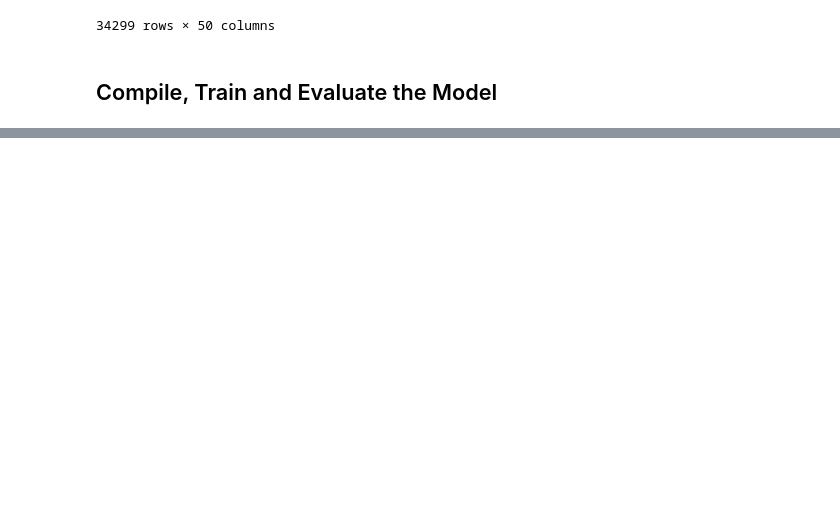
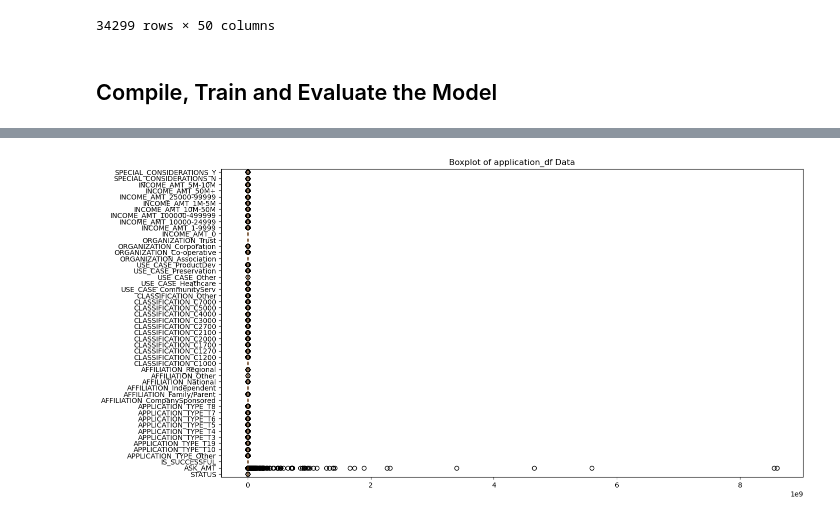
Before and after one commit to mhosseinf/Challenge21-deep-learning, a Jupyter notebook: Deep learning/Starter_Code.ipynb, the cells around one changed output, grey strips where cells are left out. Drawn from its saved outputs; the diff is of its cells as text; code cells hidden in the pictures; blank space fills up the shorter version.

Commit message:
3 attempts at optimising model refined

```diff
--- a/Deep learning/Starter_Code.ipynb
+++ b/Deep learning/Starter_Code.ipynb
@@ -459,0 +450,14 @@ nn.save("AlphabetSoupCharity.h5")
+# %%
+# optimise model to achieve a target predictive accuracy higher than 75%.
+# Attemp 3-Adjust the input data- find and drop the outliers are causing confusion
+
+# Dependencies
+import numpy as np
+import matplotlib.pyplot as plt
+
+fig, ax = plt.subplots(figsize=(15, 8))
+ax.boxplot(application_df.to_numpy(), labels=application_df.columns, vert=False)
+ax.set_title('Boxplot of application_df Data')
+plt.show()
+# %% [output]
+[figure, added]
```
Also changed, not shown: parts of 17 cells of this notebook, 2 other files.
